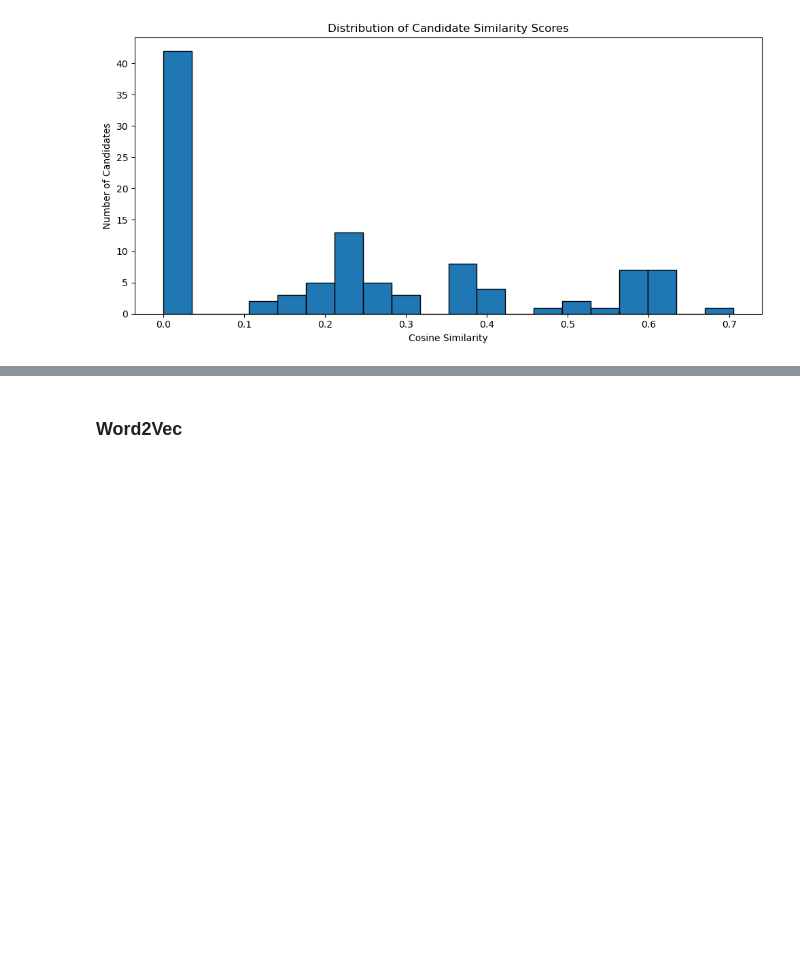
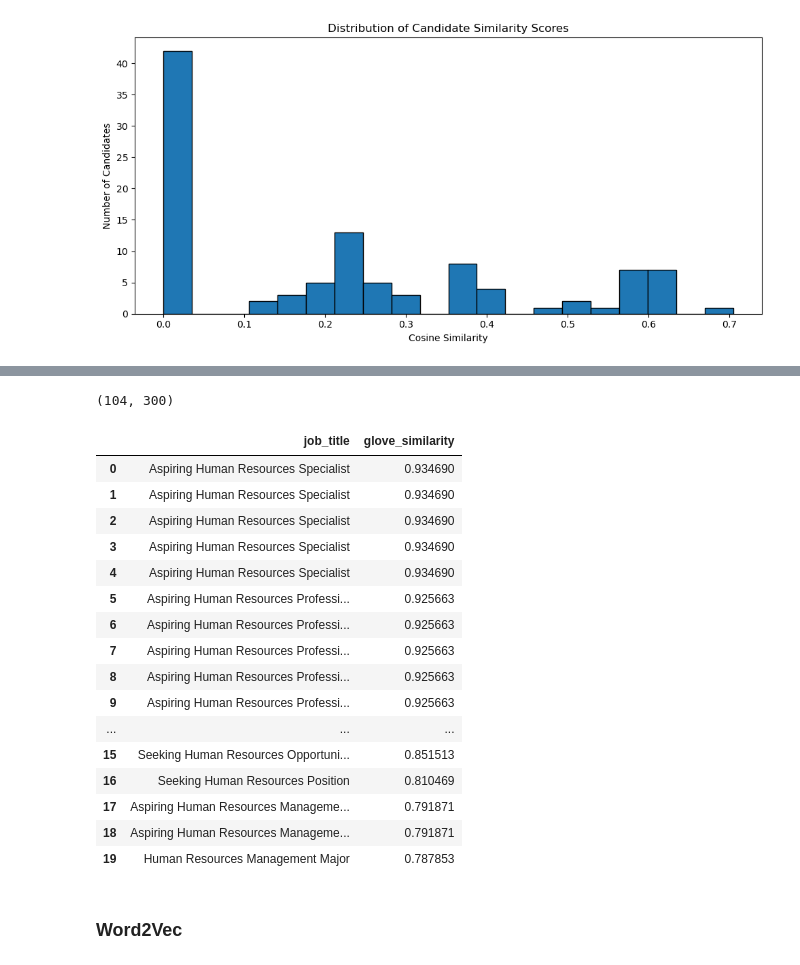
Before and after one commit to DillonR03/Potential-Talents-Candidate-Ranking-Model, a Jupyter notebook: PotentialTalentsNotebook.ipynb, the cells around one changed output, grey strips where cells are left out. Saved outputs shown, nothing was run; the diff lists cells and outputs as text; code cells hidden in the pictures; blank space fills up the shorter version.

```diff
--- a/PotentialTalentsNotebook.ipynb
+++ b/PotentialTalentsNotebook.ipynb
@@ -317,0 +320,4 @@ plt.show()
+# %%
+from gensim.downloader import load
+
+glove = load("glove-wiki-gigaword-300")
@@ -317,0 +345,4 @@ plt.show()
+# %%
+glove_candidate_vectors.shape
+# %% [output]
+(104, 300)
@@ -318,2 +371,27 @@ plt.show()
+# %%
+glove_ranked[
+    [
+        "job_title",
+        "glove_similarity"
+    ]
+].head(20)
+# %% [output]
+|  | job_title | glove_similarity |
+| 0 | Aspiring Human Resources Specialist | 0.934690 |
+| 1 | Aspiring Human Resources Specialist | 0.934690 |
+| 2 | Aspiring Human Resources Specialist | 0.934690 |
+| 3 | Aspiring Human Resources Specialist | 0.934690 |
+| 4 | Aspiring Human Resources Specialist | 0.934690 |
+| 5 | Aspiring Human Resources Professi... | 0.925663 |
+| 6 | Aspiring Human Resources Professi... | 0.925663 |
+| 7 | Aspiring Human Resources Professi... | 0.925663 |
+| 8 | Aspiring Human Resources Professi... | 0.925663 |
+| 9 | Aspiring Human Resources Professi... | 0.925663 |
+| ... | ... | ... |
+| 15 | Seeking Human Resources Opportuni... | 0.851513 |
+| 16 | Seeking Human Resources Position | 0.810469 |
+| 17 | Aspiring Human Resources Manageme... | 0.791871 |
+| 18 | Aspiring Human Resources Manageme... | 0.791871 |
+| 19 | Human Resources Management Major | 0.787853 |
 # %% [markdown]
 ### Word2Vec
```
Also changed, not shown: parts of 26 cells of this notebook.
